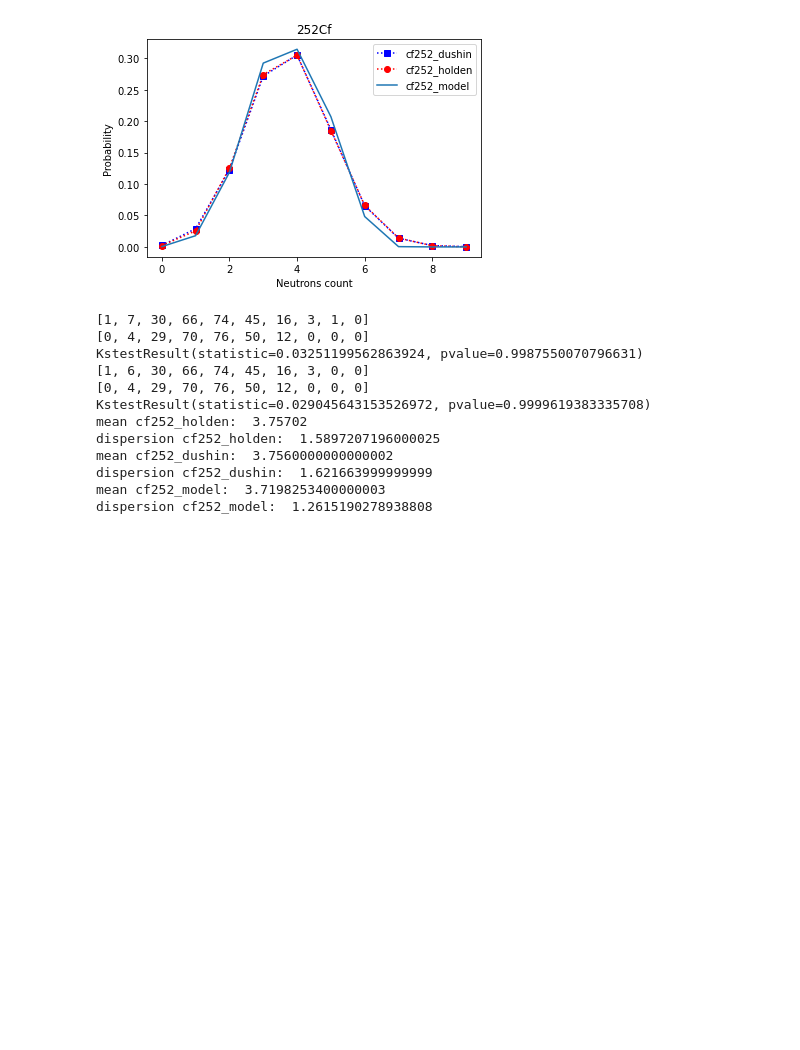
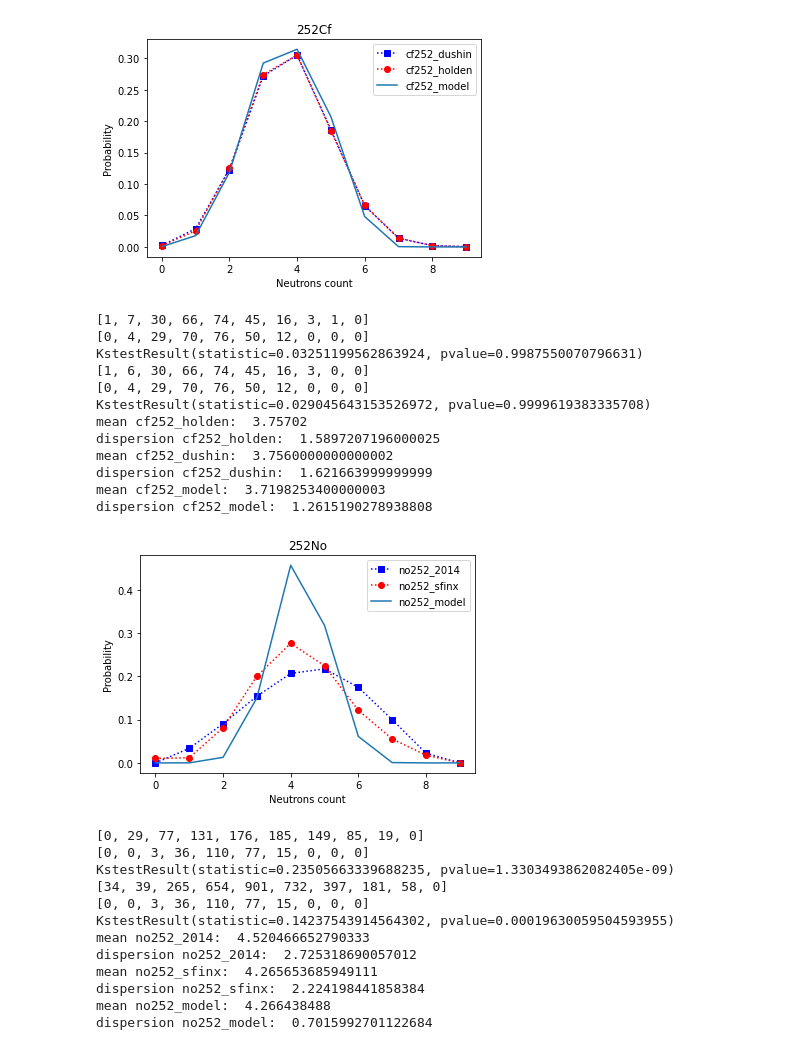
Before and after one commit to siberianisaev/NeutronBarrel, a Jupyter notebook: Python/KStest.ipynb, the cells around one changed output. Cells and saved outputs as stored; diff of their text form; code cells hidden in the pictures; blank space fills up the shorter version.

Commit message:
252No neutrons data

```diff
--- a/Python/KStest.ipynb
+++ b/Python/KStest.ipynb
@@ -257,3 +257,67 @@ mean cf252_dushin:  3.7560000000000002
 dispersion cf252_dushin:  1.621663999999999
 mean cf252_model:  3.7198253400000003
 dispersion cf252_model:  1.2615190278938808
+# %%
+# No-252
+no252_2014 = np.array([0,
+                       0.0335936008791343,
+                       0.0908182857319604,
+                       0.154073316189188,
+                       0.206832034646429,
+                       0.217415752052365,
+                       0.174756298226969,
+                       0.10001385452128,
+                       0.0224968577526748,
+                       0])
+no252_sfinx = np.array([0.0103224900550554,
+                       0.0119468891180832,
+                       0.0812594068167688,
+                       0.200516682406316,
+                       0.276385383608438,
+                       0.224529746859013,
+                       0.121723398972806,
+                       0.0554207438952637,
+                       0.0178952582682555,
+                       0])
+no252_model = np.array([0,
+                        1.04951E-4,
+                        0.012890049,
+                        0.150198072,
+                        0.456864808,
+                        0.317940382,
+                        0.061214241,
+                        7.87341E-4,
+                        1.56E-7,
+                        0])
+xx = list(range(0, 10))
+plt.plot(xx,no252_2014,'bs:',label='no252_2014') # 4.51
+plt.plot(xx,no252_sfinx,'ro:',label='no252_sfinx') # 4.25, 2.1 --- 4.27 2.2 restored
+plt.plot(xx,no252_model,label='no252_model')
+plt.legend()
+plt.title('252No')
+plt.xlabel('Neutrons count')
+plt.ylabel('Probability')
+plt.show()
+print(ks_2samp(neutron_events_from(no252_2014, 853), neutron_events_from(no252_model)))
+print(ks_2samp(neutron_events_from(no252_sfinx, 3260), neutron_events_from(no252_model)))
+
+print("mean no252_2014: ", mean_from(no252_2014))
+print("dispersion no252_2014: ", dispersion_from(no252_2014))
+print("mean no252_sfinx: ", mean_from(no252_sfinx))
+print("dispersion no252_sfinx: ", dispersion_from(no252_sfinx))
+print("mean no252_model: ", mean_from(no252_model))
+print("dispersion no252_model: ", dispersion_from(no252_model))
+# %% [output]
+[figure, added]
+[0, 29, 77, 131, 176, 185, 149, 85, 19, 0]
+[0, 0, 3, 36, 110, 77, 15, 0, 0, 0]
+KstestResult(statistic=0.23505663339688235, pvalue=1.3303493862082405e-09)
+[34, 39, 265, 654, 901, 732, 397, 181, 58, 0]
+[0, 0, 3, 36, 110, 77, 15, 0, 0, 0]
+KstestResult(statistic=0.14237543914564302, pvalue=0.00019630059504593955)
+mean no252_2014:  4.520466652790333
+dispersion no252_2014:  2.725318690057012
+mean no252_sfinx:  4.265653685949111
+dispersion no252_sfinx:  2.224198441858384
+mean no252_model:  4.266438488
+dispersion no252_model:  0.7015992701122684
```
Also changed, not shown: parts of 1 cell of this notebook.
